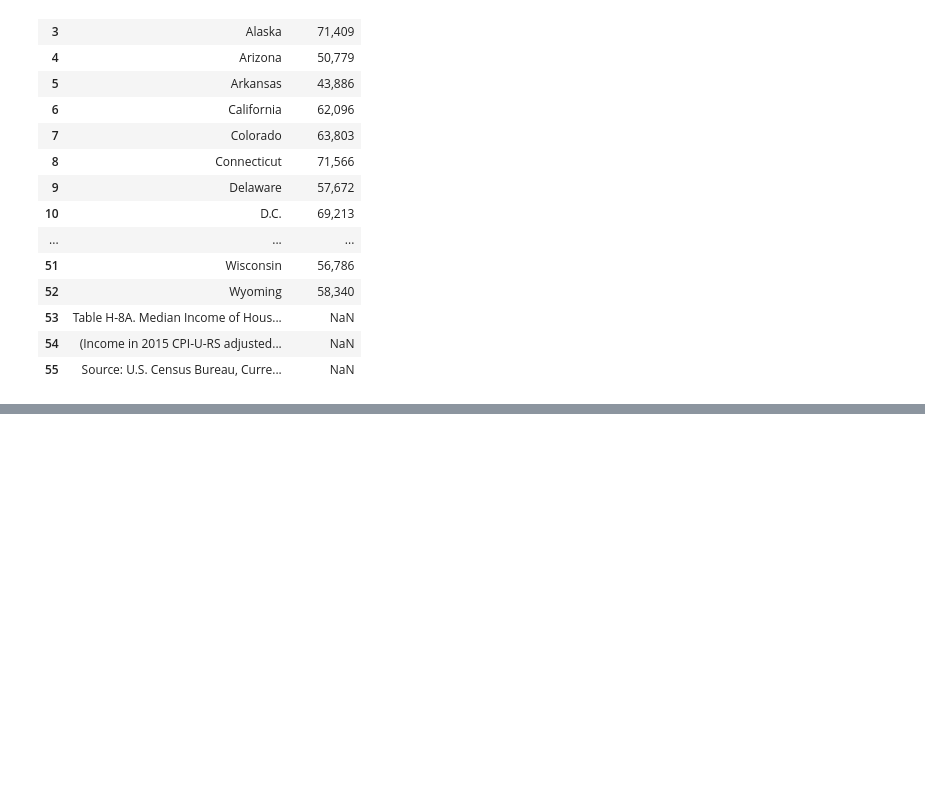
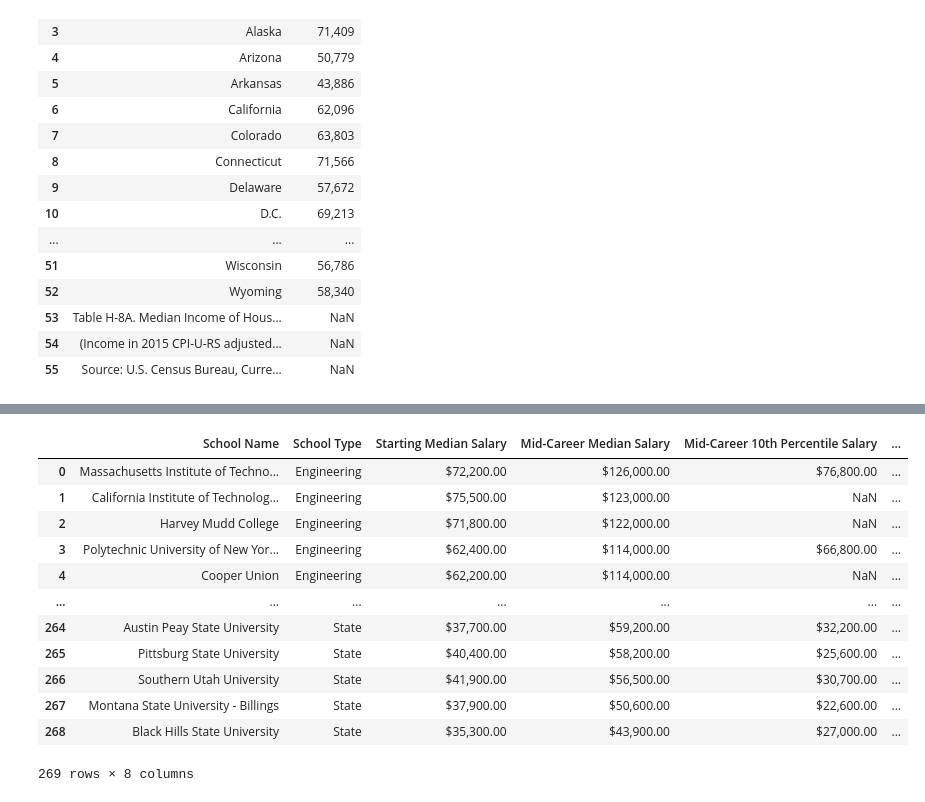
Before and after one commit to haziqfaiz-mmu/ds-project, a Jupyter notebook: Dataset2/College and Universities in the US.ipynb, the cells around one changed output, grey strips where cells are left out. Drawn from its saved outputs; the diff is of its cells as text; code cells hidden in the pictures; blank space fills up the shorter version.

```diff
--- a/Dataset2/College and Universities in the US.ipynb
+++ b/Dataset2/College and Universities in the US.ipynb
@@ -115,0 +284,17 @@ household_income
+# %%
+salaries = pd.read_csv("salaries-by-college-type.csv")
+salaries
+# %% [output]
+|  | School Name | School Type | Starting Median Salary | Mid-Career Median Salary | Mid-Career 10th Percentile Salary | ... |
+| 0 | Massachusetts Institute of Techno... | Engineering | $72,200.00 | $126,000.00 | $76,800.00 | ... |
+| 1 | California Institute of Technolog... | Engineering | $75,500.00 | $123,000.00 | NaN | ... |
+| 2 | Harvey Mudd College | Engineering | $71,800.00 | $122,000.00 | NaN | ... |
+| 3 | Polytechnic University of New Yor... | Engineering | $62,400.00 | $114,000.00 | $66,800.00 | ... |
+| 4 | Cooper Union | Engineering | $62,200.00 | $114,000.00 | NaN | ... |
+| ... | ... | ... | ... | ... | ... | ... |
+| 264 | Austin Peay State University | State | $37,700.00 | $59,200.00 | $32,200.00 | ... |
+| 265 | Pittsburg State University | State | $40,400.00 | $58,200.00 | $25,600.00 | ... |
+| 266 | Southern Utah University | State | $41,900.00 | $56,500.00 | $30,700.00 | ... |
+| 267 | Montana State University - Billings | State | $37,900.00 | $50,600.00 | $22,600.00 | ... |
+| 268 | Black Hills State University | State | $35,300.00 | $43,900.00 | $27,000.00 | ... |
+269 rows × 8 columns
```
Also changed, not shown: parts of 8 cells of this notebook, 3 other files.
